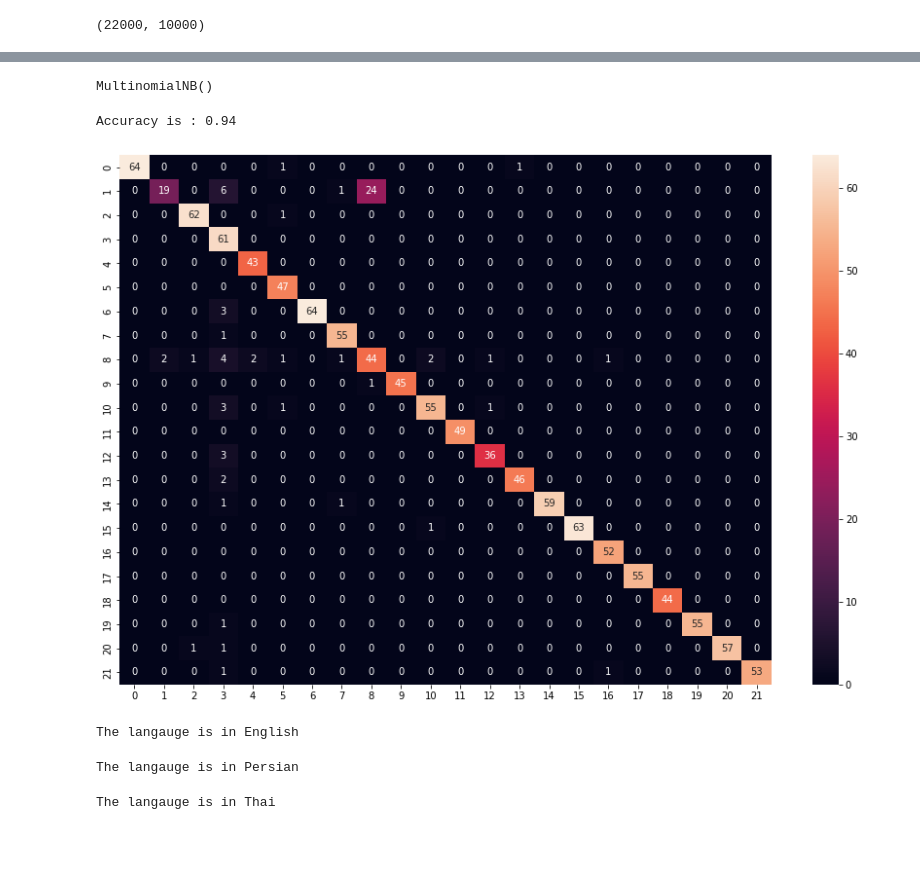
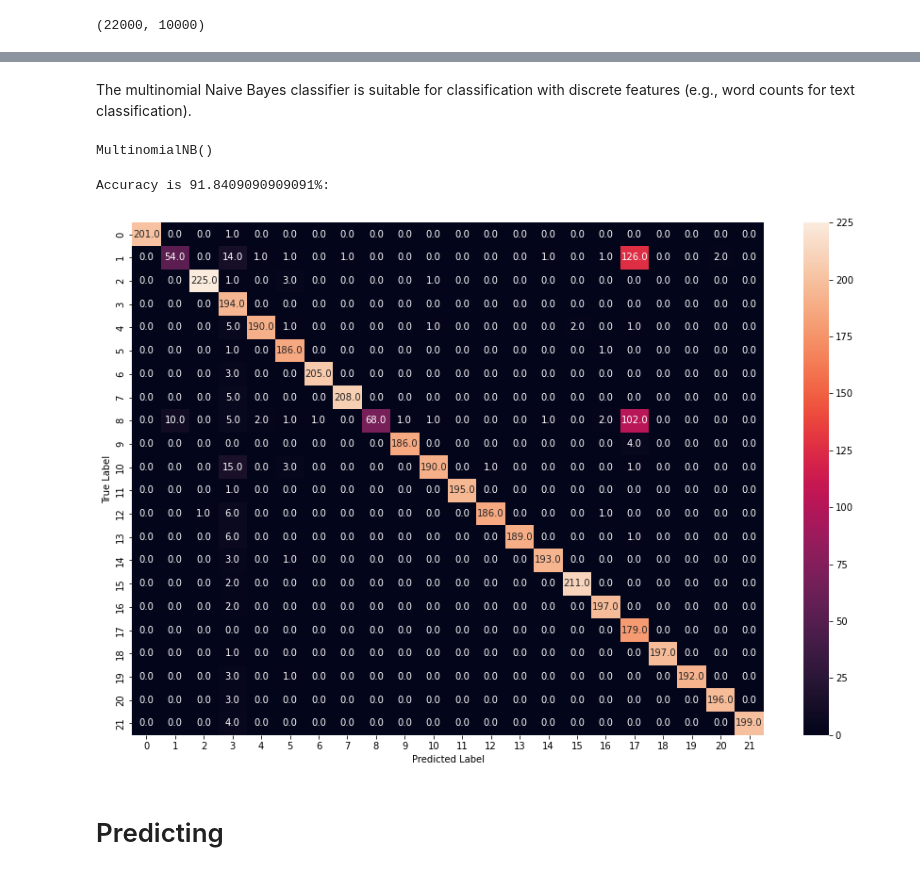
Before and after one commit to ps1854/Language-Detector-AI-ML, a Jupyter notebook: Language_Predictor.ipynb, the cells around one changed output, grey strips where cells are left out. Drawn from its saved outputs; the diff is of its cells as text; code cells hidden in the pictures; blank space fills up the shorter version.

```diff
--- a/Language_Predictor.ipynb
+++ b/Language_Predictor.ipynb
@@ -129,3 +165,7 @@ X.shape
 # %%
 from sklearn.model_selection import train_test_split
-x_train, x_test, y_train, y_test = train_test_split(X, y, test_size = 0.20)
+X_train, X_test, y_train, y_test = train_test_split(X.toarray(), y, test_size=0.2, random_state=42)
+print(X_train.shape)
+print(X_test.shape)
+print(y_train.shape)
+print(y_test.shape)
@@ -132,40 +181,34 @@ x_train, x_test, y_train, y_test = train_test_split(X, y, test_size = 0.20)
+# %% [markdown]
+The multinomial Naive Bayes classifier is suitable for classification with discrete features (e.g., word counts for text classification).
 # %%
 from sklearn.naive_bayes import MultinomialNB
 model = MultinomialNB()
-model.fit(x_train, y_train)
+model.fit(X_train, y_train)
 # %% [output]
 MultinomialNB()
 # %%
-y_pred = model.predict(x_test)
+y_pred = model.predict(X_test)
 # %%
-from sklearn.metrics import accuracy_score, confusion_matrix, classification_report
+from sklearn.metrics import accuracy_score, confusion_matrix
 ac = accuracy_score(y_test, y_pred)
 cm = confusion_matrix(y_test, y_pred)
 
-print("Accuracy is :",ac)
+print("Accuracy is {}%:".format(ac*100))
 # %% [output]
-Accuracy is : 0.94
+Accuracy is 91.8409090909091%:
 # %%
 plt.figure(figsize=(15,10))
-sns.heatmap(cm, annot = True)
+sns.heatmap(cm, annot = True, fmt=".1f")
+plt.xlabel("Predicted Label")
+plt.ylabel("True Label")
 plt.show()
 # %% [output]
-[figure, old version]
+[figure, new version]
+# %% [markdown]
+# Predicting
 # %%
 def predict(text):
      x = cv.transform([text]).toarray() # converting text to bag of words model (Vector)
      lang = model.predict(x) # predicting the language
      lang = le.inverse_transform(lang) # finding the language corresponding the the predicted value
      print("The langauge is in",lang[0])
-# %%
-predict("my name is zisun")
-# %% [output]
-The langauge is in English
-# %%
-predict ("助けるが、今すぐバス")
-# %% [output]
-The langauge is in Persian
-# %%
-predict ("เจริญกรุง")
-# %% [output]
-The langauge is in Thai
```
Also changed, not shown: parts of 10 cells of this notebook, 1 other file.
